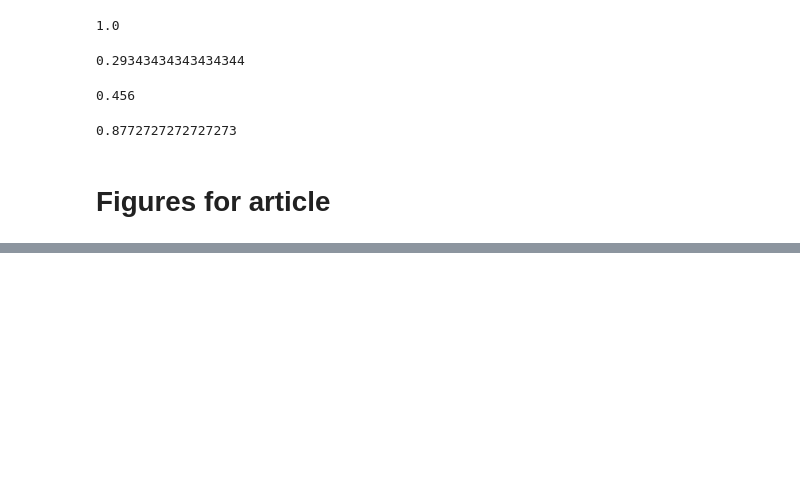
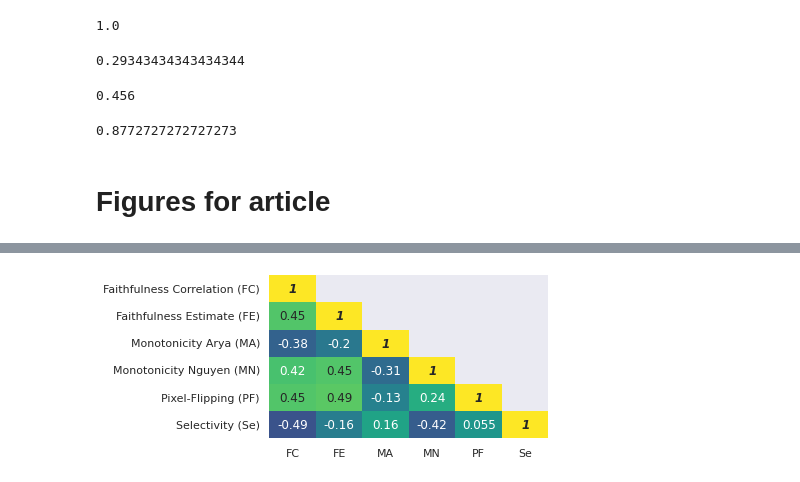
Before and after one commit to multitel-ai/Evaluation-XAI-Metrics-GD6-TRAIL, a Jupyter notebook: XAI_analysis_correlations_rank_aggreg.ipynb, the cells around one changed output, grey strips where cells are left out. Cells and saved outputs as stored; diff of their text form; code cells hidden in the pictures; blank space fills up the shorter version.

```diff
--- a/XAI_analysis_correlations_rank_aggreg.ipynb
+++ b/XAI_analysis_correlations_rank_aggreg.ipynb
@@ -651,0 +671,4 @@ plt.close()
+# %%
+plot_faithfullness_corr_matrix_for_article(baseline='baseline_random')
+# %% [output]
+[figure, added]
```
Also changed, not shown: parts of 4 cells of this notebook, 4 other files.
